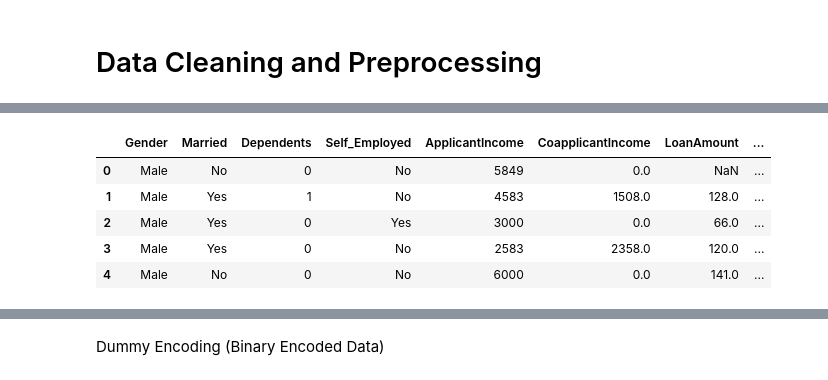
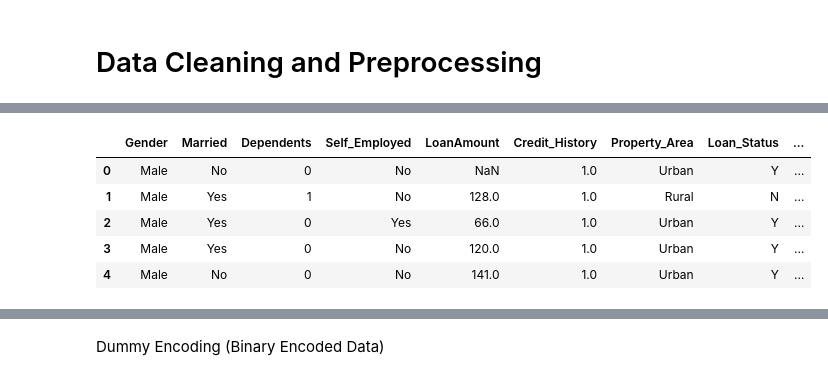
Before and after one commit to amyyzz08/HomeLoan_Prediction, a Jupyter notebook: code/prediction.ipynb, the cells around one changed output, grey strips where cells are left out. Saved outputs shown, nothing was run; the diff lists cells and outputs as text; code cells hidden in the pictures.

```diff
--- a/code/prediction.ipynb
+++ b/code/prediction.ipynb
@@ -10,7 +10,7 @@ import pandas as pd
 import os
 # %%
 # Read the csv file
-filepath = "../data/home_loan_applications.csv"
+filepath = "data/home_loan_applications.csv"
 df = pd.read_csv(filepath)
 df.head(10)
 # %% [output]
@@ -27,3 +27,8 @@ df.head(10)
 | 9 | LP001020 | Male | Yes | 1 | Graduate | No | 12841 | 10968.0 | ... |
 # %% [markdown]
 # Data Cleaning and Preprocessing
+# %%
+# Combining income columns
+sum_column = df["ApplicantIncome"] + df["CoapplicantIncome"]
+df["Total_Income"] = sum_column
+df.head()
@@ -30,14 +42,14 @@ df.head(10)
 # %%
 # Remove unneccesary columns
-loan = df.drop(["Loan_ID","Loan_Amount_Term","Education"], axis = 1)
+loan = df.drop(["Loan_ID","Loan_Amount_Term","Education","ApplicantIncome","CoapplicantIncome"], axis = 1)
 loan.head()
 # %% [output]
-|  | Gender | Married | Dependents | Self_Employed | ApplicantIncome | CoapplicantIncome | LoanAmount | ... |
-| 0 | Male | No | 0 | No | 5849 | 0.0 | NaN | ... |
-| 1 | Male | Yes | 1 | No | 4583 | 1508.0 | 128.0 | ... |
-| 2 | Male | Yes | 0 | Yes | 3000 | 0.0 | 66.0 | ... |
-| 3 | Male | Yes | 0 | No | 2583 | 2358.0 | 120.0 | ... |
-| 4 | Male | No | 0 | No | 6000 | 0.0 | 141.0 | ... |
+|  | Gender | Married | Dependents | Self_Employed | LoanAmount | Credit_History | Property_Area | Loan_Status | ... |
+| 0 | Male | No | 0 | No | NaN | 1.0 | Urban | Y | ... |
+| 1 | Male | Yes | 1 | No | 128.0 | 1.0 | Rural | N | ... |
+| 2 | Male | Yes | 0 | Yes | 66.0 | 1.0 | Urban | Y | ... |
+| 3 | Male | Yes | 0 | No | 120.0 | 1.0 | Urban | Y | ... |
+| 4 | Male | No | 0 | No | 141.0 | 1.0 | Urban | Y | ... |
 # %%
 # Drop rows containing n/a
 clean_df = loan.apply(pd.to_numeric, errors = "coerce")
```
Also changed, not shown: parts of 6 cells of this notebook, 5 other files.
